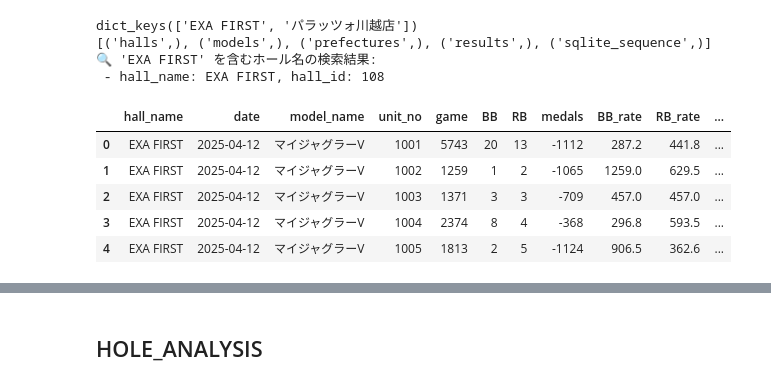
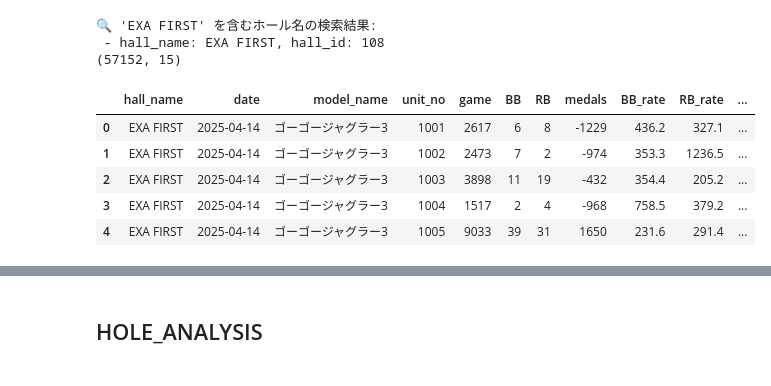
Before and after one commit to akmiccom/dataOnline, a Jupyter notebook: anaslo_02/ipynb/from_sqlite_to_gspread.ipynb, the cells around one changed output, grey strips where cells are left out. Saved outputs shown, nothing was run; the diff lists cells and outputs as text; code cells hidden in the pictures.

```diff
--- a/anaslo_02/ipynb/from_sqlite_to_gspread.ipynb
+++ b/anaslo_02/ipynb/from_sqlite_to_gspread.ipynb
@@ -16,8 +16,6 @@ spreadSheet_ids = {
     "EXA FIRST": "10-B_vV1pvUzXmvGAiHhODGJgCloOsAmqSO9HvXpk_T8",
     "パラッツォ川越店": "179nJF0NvLng7xPKsd_NX2pJBXsDNsO8SJhOvUAvFk2I",
     }
-
-print(spreadSheet_ids.keys())
 
 # 検索キーワードよりホール名取得
 SEARCH_WORD = "EXA FIRST"
@@ -38,7 +36,7 @@ conn = sqlite3.connect(DB_PATH)
 cursor = conn.cursor()
 cursor.execute("SELECT name FROM sqlite_master WHERE type='table' ORDER BY name;")
 tables = cursor.fetchall()
-print(tables)
+# print(tables)
 
 cursor.execute(
     "SELECT hall_id, name FROM halls WHERE name LIKE ?", ("%" + SEARCH_WORD + "%",)
@@ -55,40 +53,56 @@ else:
 
 query = """
 -- 出玉データにホール名と機種名を結合して取得
 SELECT
     r.*,
     h.name AS hall_name,     -- ホール名を追加
     m.name AS model_name     -- 機種名を追加
 FROM results r
 JOIN halls h ON r.hall_id = h.hall_id  -- ホールと結合
 JOIN models m ON r.model_id = m.model_id  -- 機種と結合
 WHERE h.name = ?  -- 指定ホールのみ
-  AND m.name LIKE '%ジャグラー%'  -- ジャグラー系機種に限定
+AND m.name LIKE '%ジャグラー%'  -- ジャグラー系機種に限定
 ORDER BY r.date DESC, r.unit_no ASC;
 """
 
+# ブドウシミュレーター
+def grape_calculator_myfive(game, bb, rb, medals):
+    bb_medals = 239.25
+    rb_medals = 95.25
+    cherry_rate_high = 0.04228
+    cherry_rate_low = 0.05847
+    replay_rate = 0.411
+    denominator_inner = (-medals - (game*3 - (bb*bb_medals + rb*rb_medals + game*replay_rate + game*cherry_rate_high))) / 8
+    grape_rate = (game / denominator_inner) - ((game / denominator_inner) * 2)
+
+    return grape_rate
+
 df = pd.read_sql_query(query, conn, params=(hall_name,))
+conn.close()
+
 df["date"] = pd.to_datetime(df["date"])
 df.drop(columns=["result_id", "hall_id", "model_id"], inplace=True)
 df = df[["hall_name", "date", "model_name", "unit_no", "game", "BB", "RB", "medals"]]
 df["BB_rate"] = (df["game"] / df["BB"]).round(1)
 df["RB_rate"] = (df["game"] / df["RB"]).round(1)
+df["grape_rate"] = grape_calculator_myfive(df["game"], df["BB"], df["RB"], df["medals"]).round(2)
 df["Total_rate"] = (df["game"] / (df["BB"] + df["RB"])).round(1)
+df["month"] = df["date"].dt.strftime("%Y-%m")
 df["day"] = df["date"].dt.day
-df["month"] = df["date"].dt.month
 df["weekday"] = df["date"].dt.weekday
 
-conn.close()
+df = df.replace([np.inf, -np.inf], np.nan)
+df = df.fillna(0)
 
+print(df.shape)
 df.head()
 # %% [output]
-dict_keys(['EXA FIRST', 'パラッツォ川越店'])
-[('halls',), ('models',), ('prefectures',), ('results',), ('sqlite_sequence',)]
 🔍 'EXA FIRST' を含むホール名の検索結果:
  - hall_name: EXA FIRST, hall_id: 108
+(57152, 15)
 |  | hall_name | date | model_name | unit_no | game | BB | RB | medals | BB_rate | RB_rate | ... |
-| 0 | EXA FIRST | 2025-04-12 | マイジャグラーV | 1001 | 5743 | 20 | 13 | -1112 | 287.2 | 441.8 | ... |
-| 1 | EXA FIRST | 2025-04-12 | マイジャグラーV | 1002 | 1259 | 1 | 2 | -1065 | 1259.0 | 629.5 | ... |
-| 2 | EXA FIRST | 2025-04-12 | マイジャグラーV | 1003 | 1371 | 3 | 3 | -709 | 457.0 | 457.0 | ... |
-| 3 | EXA FIRST | 2025-04-12 | マイジャグラーV | 1004 | 2374 | 8 | 4 | -368 | 296.8 | 593.5 | ... |
-| 4 | EXA FIRST | 2025-04-12 | マイジャグラーV | 1005 | 1813 | 2 | 5 | -1124 | 906.5 | 362.6 | ... |
+| 0 | EXA FIRST | 2025-04-14 | ゴーゴージャグラー3 | 1001 | 2617 | 6 | 8 | -1229 | 436.2 | 327.1 | ... |
+| 1 | EXA FIRST | 2025-04-14 | ゴーゴージャグラー3 | 1002 | 2473 | 7 | 2 | -974 | 353.3 | 1236.5 | ... |
+| 2 | EXA FIRST | 2025-04-14 | ゴーゴージャグラー3 | 1003 | 3898 | 11 | 19 | -432 | 354.4 | 205.2 | ... |
+| 3 | EXA FIRST | 2025-04-14 | ゴーゴージャグラー3 | 1004 | 1517 | 2 | 4 | -968 | 758.5 | 379.2 | ... |
+| 4 | EXA FIRST | 2025-04-14 | ゴーゴージャグラー3 | 1005 | 9033 | 39 | 31 | 1650 | 231.6 | 291.4 | ... |
```
Also changed, not shown: parts of 14 cells of this notebook, 17 other files.
